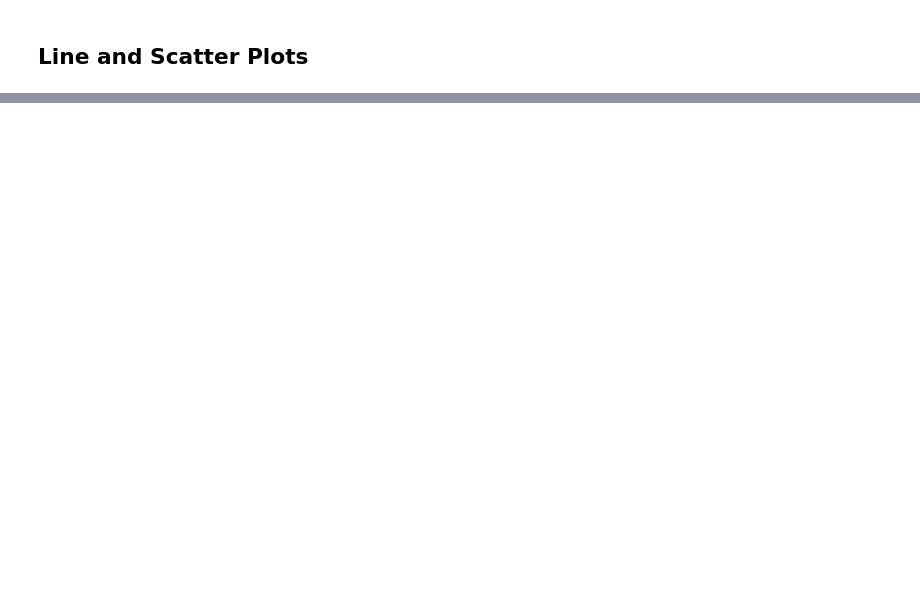
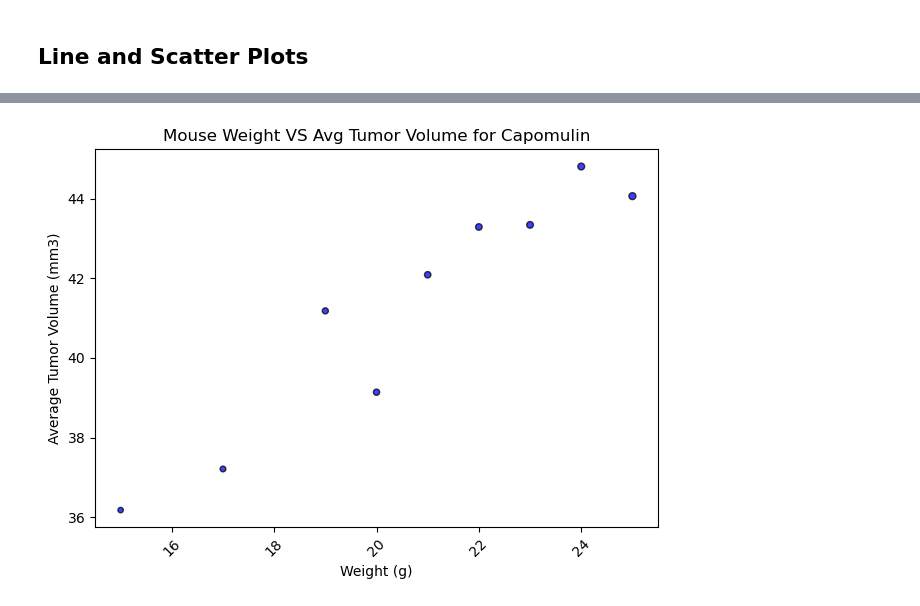
Before and after one commit to jhammans/data_visualization_challenge, a Jupyter notebook: Pymaceuticals/pymaceuticals_notebook.ipynb, the cells around one changed output, grey strips where cells are left out. Saved outputs shown, nothing was run; the diff lists cells and outputs as text; code cells hidden in the pictures; blank space fills up the shorter version.

```diff
--- a/Pymaceuticals/pymaceuticals_notebook.ipynb
+++ b/Pymaceuticals/pymaceuticals_notebook.ipynb
@@ -246,0 +326,21 @@ plt.show()
+# %%
+# Generate a scatter plot of mouse weight vs. the average observed tumor volume for the entire Capomulin regimen
+avg_tumor_volume = regimen_data.groupby("Weight (g)")["Tumor Volume (mm3)"].mean().reset_index()
+x_axis = avg_tumor_volume["Weight (g)"]
+y_axis = avg_tumor_volume["Tumor Volume (mm3)"]
+
+# Create the scatter plot
+plt.scatter(x_axis, y_axis, marker="o", facecolors="blue", edgecolors="black",
+            s=x_axis, alpha=0.75)
+
+# Add title and labels
+plt.title(f"Mouse Weight VS Avg Tumor Volume for {regimen}")
+plt.xlabel('Weight (g)')
+plt.ylabel('Average Tumor Volume (mm3)')
+plt.xticks(rotation=45)
+plt.tight_layout()
+
+# Display the plot
+plt.show()
+# %% [output]
+[figure, added]
```
Also changed, not shown: parts of 12 cells of this notebook.
